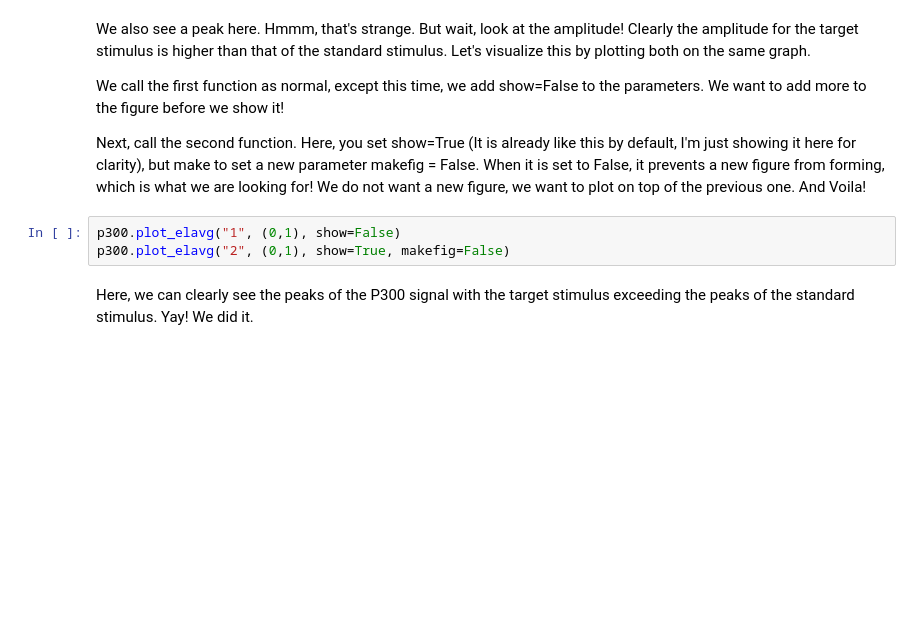
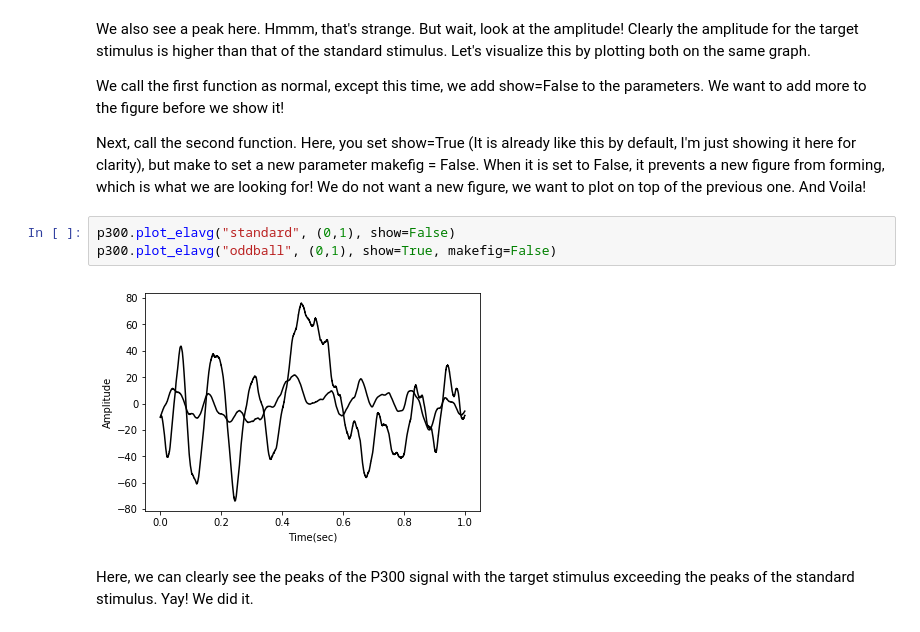
Before and after one commit to BackyardBrains/SpikerTools, a Jupyter notebook: EEG_ExampleNotebook.ipynb, the cells around one changed output. Saved outputs shown, nothing was run; the diff lists cells and outputs as text; blank space fills up the shorter version.

```diff
--- a/EEG_ExampleNotebook.ipynb
+++ b/EEG_ExampleNotebook.ipynb
@@ -59,8 +83,10 @@ We call the first function as normal, except this time, we add show=False to the
 Next, call the second function. Here, you set show=True (It is already like this by default, I'm just showing it here for clarity), but make to set a new parameter makefig = False. When it is set to False, it prevents a new figure from forming, which is what we are looking for! We do not want a new figure, we want to plot on top of the previous one.
 And Voila!
 # %%
-p300.plot_elavg("1", (0,1), show=False)
-p300.plot_elavg("2", (0,1), show=True, makefig=False)
+p300.plot_elavg("standard", (0,1), show=False)
+p300.plot_elavg("oddball", (0,1), show=True, makefig=False)
+# %% [output]
+[figure, added]
 # %% [markdown]
 Here, we can clearly see the peaks of the P300 signal with the target stimulus exceeding the peaks of the standard stimulus. Yay! We did it.
 # %% [markdown]
```
Also changed, not shown: parts of 6 cells of this notebook, 1 other file.
